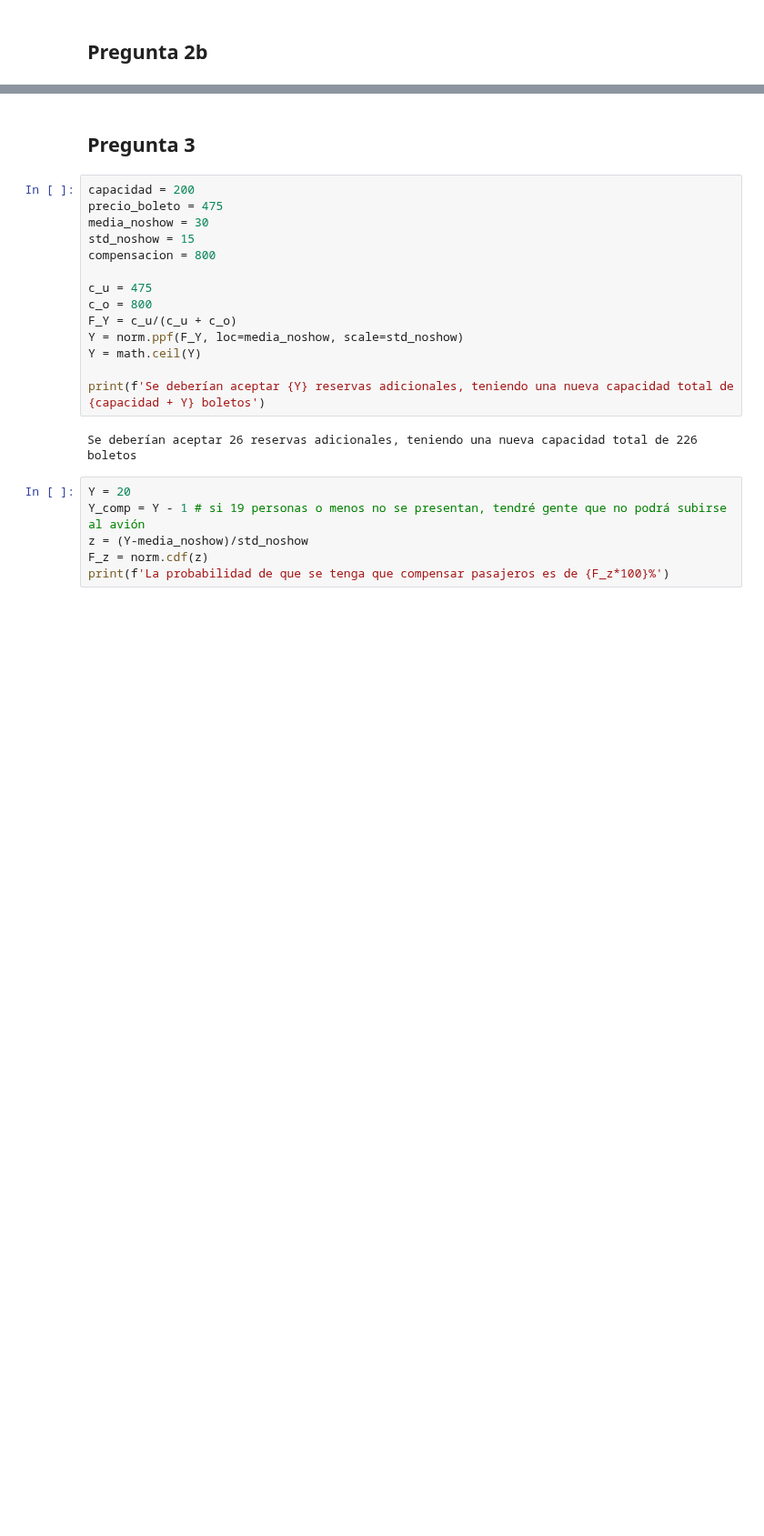
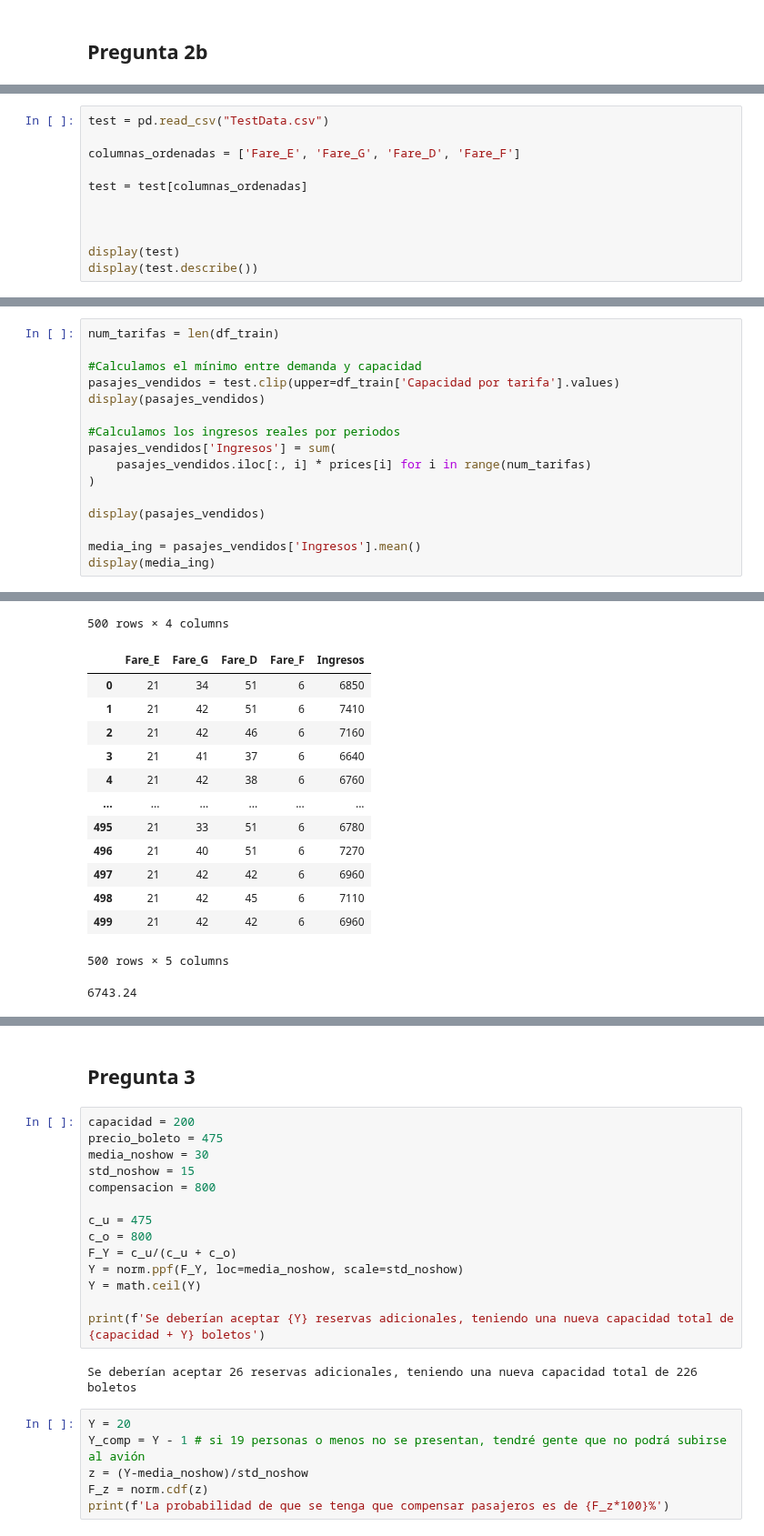
Before and after one commit to Mario-Rivera-A/Tarea2_GOA, a Jupyter notebook: tarea 2.ipynb, the cells around one changed output, grey strips where cells are left out. Shown at 91% size. Saved outputs shown, nothing was run; the diff lists cells and outputs as text; blank space fills up the shorter version.

```diff
--- a/tarea 2.ipynb
+++ b/tarea 2.ipynb
@@ -299,0 +304,11 @@ display(df_reservas)
+# %%
+test = pd.read_csv("TestData.csv")
+
+columnas_ordenadas = ['Fare_E', 'Fare_G', 'Fare_D', 'Fare_F']
+
+test = test[columnas_ordenadas]
+
+
+
+display(test)
+display(test.describe())
@@ -299,0 +338,17 @@ display(df_reservas)
+# %%
+num_tarifas = len(df_train)
+
+#Calculamos el mínimo entre demanda y capacidad
+pasajes_vendidos = test.clip(upper=df_train['Capacidad por tarifa'].values)
+display(pasajes_vendidos)
+
+#Calculamos los ingresos reales por periodos
+pasajes_vendidos['Ingresos'] = sum(
+    pasajes_vendidos.iloc[:, i] * prices[i] for i in range(num_tarifas)
+)
+
+display(pasajes_vendidos)
+
+media_ing = pasajes_vendidos['Ingresos'].mean()
+display(media_ing)
+# %% [output]
@@ -299,0 +367,15 @@ display(df_reservas)
+500 rows × 4 columns
+|  | Fare_E | Fare_G | Fare_D | Fare_F | Ingresos |
+| 0 | 21 | 34 | 51 | 6 | 6850 |
+| 1 | 21 | 42 | 51 | 6 | 7410 |
+| 2 | 21 | 42 | 46 | 6 | 7160 |
+| 3 | 21 | 41 | 37 | 6 | 6640 |
+| 4 | 21 | 42 | 38 | 6 | 6760 |
+| ... | ... | ... | ... | ... | ... |
+| 495 | 21 | 33 | 51 | 6 | 6780 |
+| 496 | 21 | 40 | 51 | 6 | 7270 |
+| 497 | 21 | 42 | 42 | 6 | 6960 |
+| 498 | 21 | 42 | 45 | 6 | 7110 |
+| 499 | 21 | 42 | 42 | 6 | 6960 |
+500 rows × 5 columns
+6743.24
```
Also changed, not shown: parts of 14 cells of this notebook.
